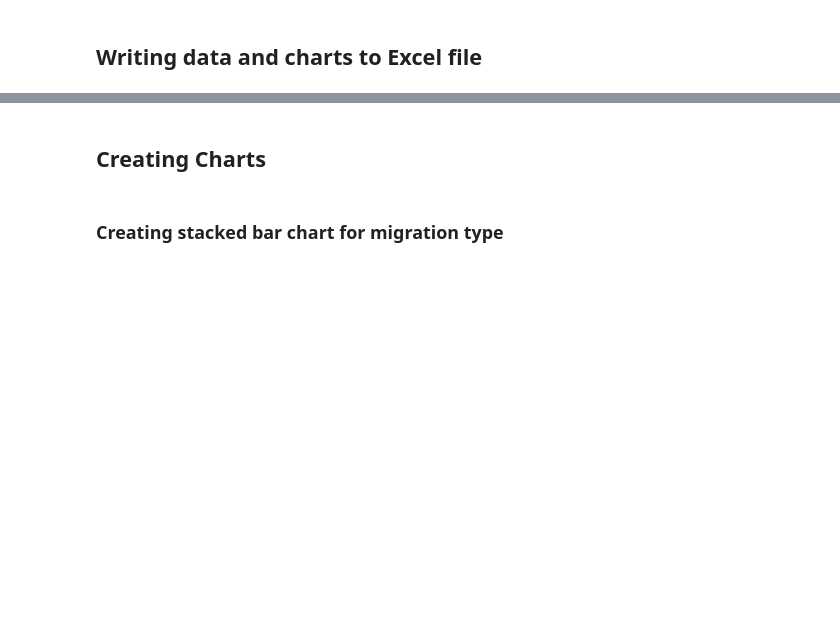
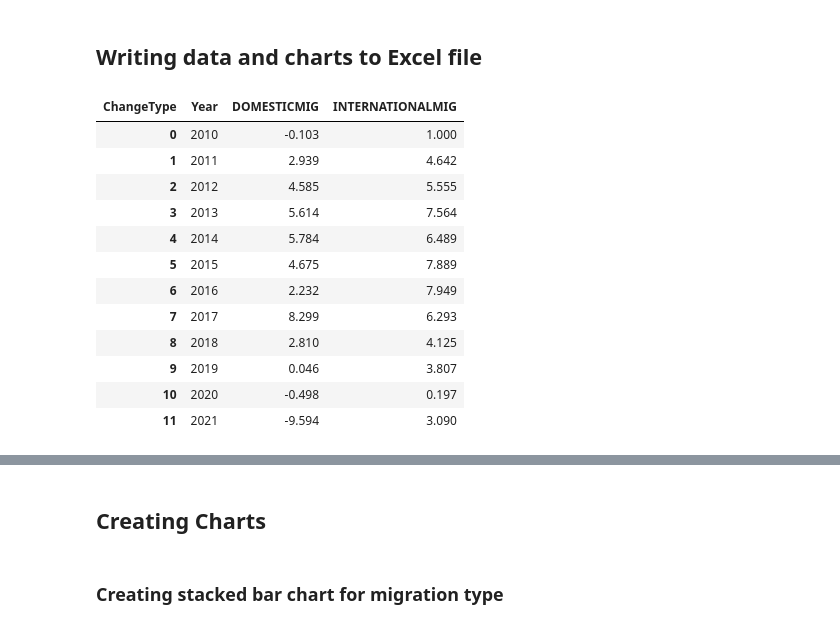
Before and after one commit to olivergwynn/OliverFirstTask, a Jupyter notebook: Task1.ipynb, the cells around one changed output, grey strips where cells are left out. Saved outputs shown, nothing was run; the diff lists cells and outputs as text; code cells hidden in the pictures; blank space fills up the shorter version.

```diff
--- a/Task1.ipynb
+++ b/Task1.ipynb
@@ -571,3 +601,19 @@ add_stacked_bar_chart('Migration Change by Type', migration_pivot, workbook)
 
 # Close the Pandas Excel writer and output the Excel file
 writer.close()
+# %%
+migration_pivot_chart
+# %% [output]
+| ChangeType | Year | DOMESTICMIG | INTERNATIONALMIG |
+| 0 | 2010 | -0.103 | 1.000 |
+| 1 | 2011 | 2.939 | 4.642 |
+| 2 | 2012 | 4.585 | 5.555 |
+| 3 | 2013 | 5.614 | 7.564 |
+| 4 | 2014 | 5.784 | 6.489 |
+| 5 | 2015 | 4.675 | 7.889 |
+| 6 | 2016 | 2.232 | 7.949 |
+| 7 | 2017 | 8.299 | 6.293 |
+| 8 | 2018 | 2.810 | 4.125 |
+| 9 | 2019 | 0.046 | 3.807 |
+| 10 | 2020 | -0.498 | 0.197 |
+| 11 | 2021 | -9.594 | 3.090 |
```
Also changed, not shown: parts of 14 cells of this notebook, 5 other files.
